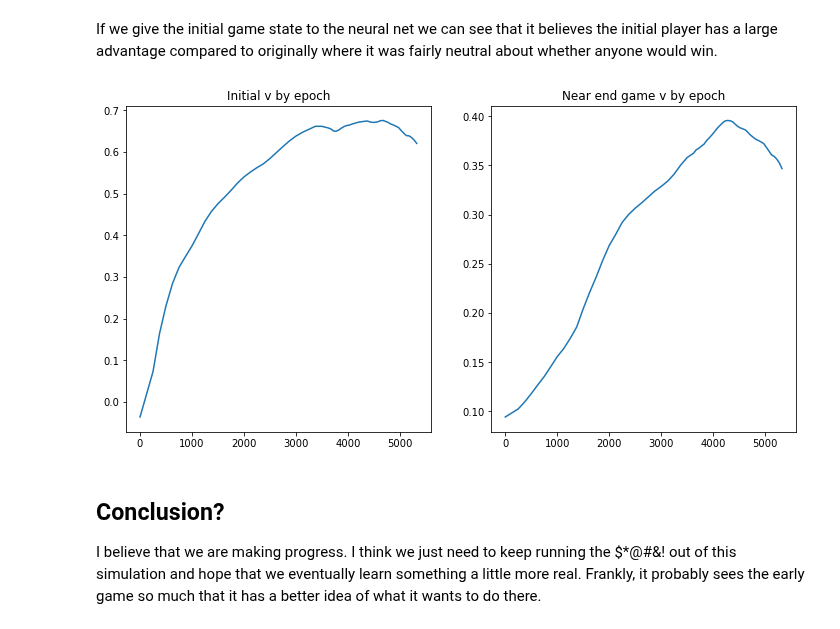
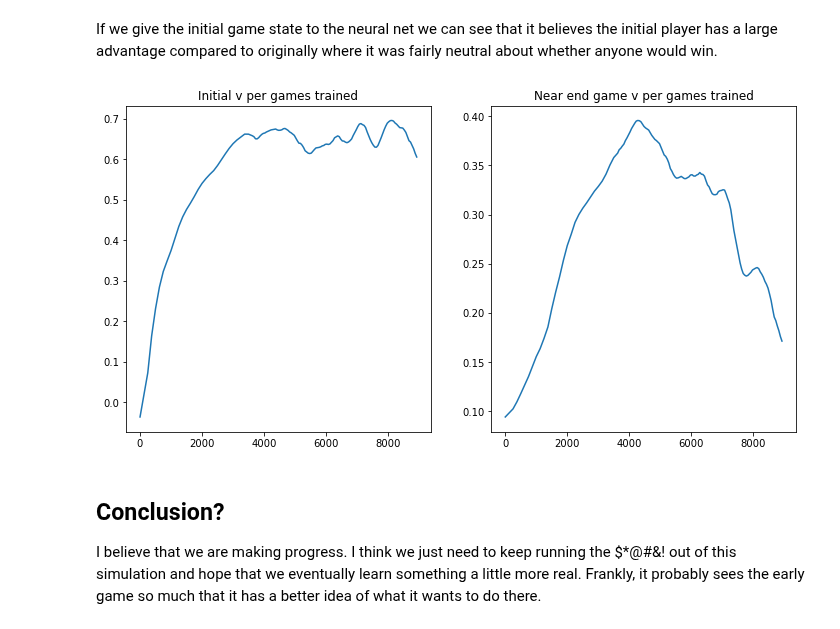
Before and after one commit to kevinnowland/kevinnowland.github.io, a Jupyter notebook: code/_notebooks/tafl/brandubzero.ipynb, the cells around one changed output. Saved outputs shown, nothing was run; the diff lists cells and outputs as text; code cells hidden in the pictures.

```diff
--- a/code/_notebooks/tafl/brandubzero.ipynb
+++ b/code/_notebooks/tafl/brandubzero.ipynb
@@ -1113,7 +1118,7 @@ else:
 # %%
 from datetime import datetime
 
-num_epochs = 2
+num_epochs = 3
 num_games = 50
 num_mcts_iters = 300
 
@@ -1416,37 +1422,37 @@ games_ = []
 bn_ = BrandubNet()
 gs_ = get_initial_game_state()
 
-for i in range(63):
+for i in range(135):
 
     checkpoint_ = torch.load('saved_models/checkpoint_' + str(i))
     bn_.load_state_dict(checkpoint_['model_state_dict'])
 
     _, v_ = bn_.forward(gs_)
     initial_game_state_v.append(v_)
 
     _, v_ = bn_.forward(gs2)
     end_game_state_v.append(v_)
 
     if i > 28:
         total_games = 250 + 125 * 27 + 50 * (i - 28)
     elif i > 0:
         total_games = 250 + 125 * (i - 1)
     else:
         total_games = 0
 
     games_.append(total_games)
 
 fig, ax = plt.subplots(1, 2, figsize=(12, 6))
 
-ax[0].set_title('Initial v by epoch')
+ax[0].set_title('Initial v per games trained')
 ax[0].plot(games_, initial_game_state_v)
 
-ax[1].set_title('Near end game v by epoch')
+ax[1].set_title('Near end game v per games trained')
 ax[1].plot(games_, end_game_state_v)
 
 plt.show()
 # %% [output]
-[figure, old version]
+[figure, new version]
 # %% [markdown]
 ## Conclusion?
 
```
Also changed, not shown: parts of 13 cells of this notebook.
